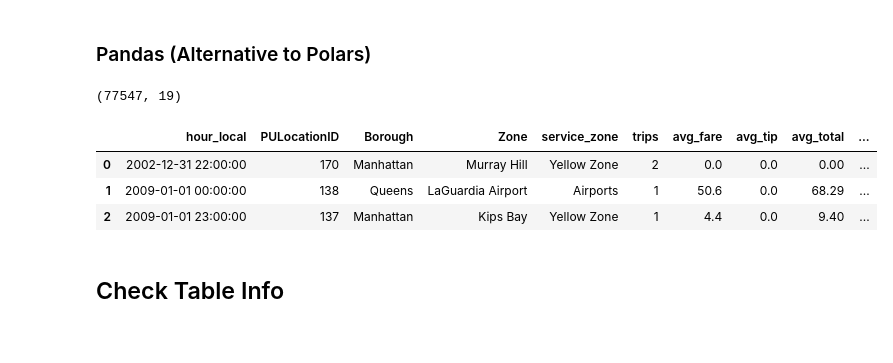
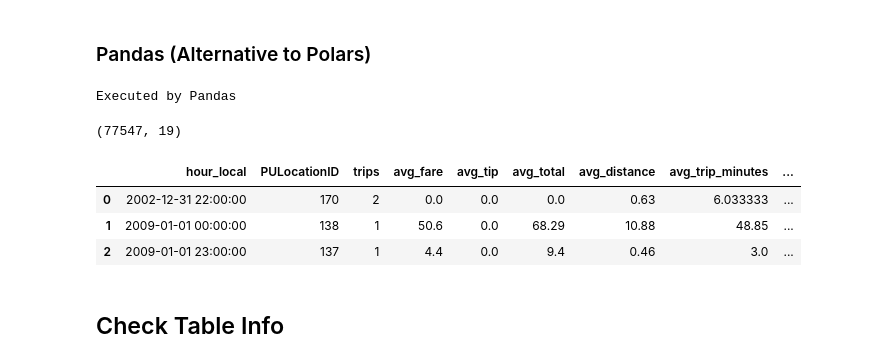
Before and after one commit to Singularity-Coder/NYC-Taxi-Dashboard, a Jupyter notebook: clean.ipynb, the cells around one changed output. Cells and saved outputs as stored; diff of their text form; code cells hidden in the pictures.

Commit message:
converted csvs to parquet for compressed files. Added conversion scripts and modifed the cleaning pipeline

```diff
--- a/clean.ipynb
+++ b/clean.ipynb
@@ -101,7 +102,7 @@ df_trips = pd.DataFrame({})
 # %% [markdown]
 ### DuckDB
 # %%
-def executeDuckdbWay():
+def executeWithDuckdb():
     con = duckdb.connect()
 
     con.execute("""
@@ -125,7 +126,7 @@ def executeDuckdbWay():
     con.execute("""
     CREATE OR REPLACE TABLE taxi_zone AS
     SELECT CAST(LocationID AS INTEGER) AS PULocationID, Borough, Zone, service_zone
-    FROM read_csv_auto('datasets/taxi_zone_lookup.csv', header=true);
+    FROM read_parquet('datasets/taxi_zone_lookup.parquet');
     """)
 
     con.execute("""
@@ -140,7 +141,7 @@ def executeDuckdbWay():
       CAST(wspd AS DOUBLE) AS wind_speed_kmh,
       CAST(pres AS DOUBLE) AS pressure_hpa,
       coco AS weather_condition
-    FROM read_csv_auto('datasets/weather_data.csv', header=true)
+    FROM read_parquet('datasets/weather_data.parquet')
     WHERE year IS NOT NULL AND month IS NOT NULL AND day IS NOT NULL AND hour IS NOT NULL;
     """)
 
@@ -158,5 +159,3 @@ def executeDuckdbWay():
 
     print("Executed by DuckDB")
     return df_trips
-
-df_trips = executeDuckdbWay()
@@ -165,7 +162,7 @@ Executed by DuckDB
 # %% [markdown]
 ### Polars (Alternative to DuckDB)
 # %%
-def executePolarsWay():
+def executeWithPolars():
     trips = (
         pl.scan_parquet("datasets/yellow_tripdata_2024-01.parquet")
         .with_columns([
@@ -194,12 +191,12 @@ def executePolarsWay():
     )
 
     zones = (
-        pl.scan_csv("datasets/taxi_zone_lookup.csv")
+        pl.scan_parquet("datasets/taxi_zone_lookup.parquet")
         .select([pl.col("LocationID").cast(pl.Int32).alias("PULocationID"), "Borough", "Zone", "service_zone"])
     )
 
     weather = (
-        pl.scan_csv("datasets/weather_data.csv")
+        pl.scan_parquet("datasets/weather_data.parquet")
         .with_columns([
             pl.datetime(
                 pl.col("year").cast(pl.Int32),
@@ -234,7 +231,7 @@ def executePolarsWay():
 # %% [markdown]
 ### Pandas (Alternative to Polars)
 # %%
-def executePandasWay():
+def executeWithPandas():
     base = Path("datasets")
     trips = pd.read_parquet(base / "yellow_tripdata_2024-01.parquet", dtype_backend="pyarrow")
 
@@ -261,10 +258,10 @@ def executePandasWay():
     agg["tip_pct"] = (agg["tip_sum"] / agg["total_sum"].where(agg["total_sum"].ne(0))).fillna(0.0)
     agg = agg.drop(columns=["tip_sum","total_sum"])
 
-    zones = pd.read_csv(base/"taxi_zone_lookup.csv").rename(columns={"LocationID":"PULocationID"})
+    zones = pd.read_parquet(base / "taxi_zone_lookup.parquet", dtype_backend="pyarrow").rename(columns={"LocationID":"PULocationID"})
     zones["PULocationID"] = pd.to_numeric(zones["PULocationID"], errors="coerce").astype("Int64")
 
-    weather = pd.read_csv(base/"weather_data.csv")
+    weather = pd.read_parquet(base / "weather_data.parquet", dtype_backend="pyarrow")
     for c in ["year","month","day","hour"]:
         weather[c] = pd.to_numeric(weather[c], errors="coerce").astype("Int64")
 
@@ -294,14 +291,23 @@ def executePandasWay():
     print("Executed by Pandas")
     return df_trips
 # %%
+exec_method = "DUCKDB"
+if exec_method == "DUCKDB":
+    df_trips = executeWithDuckdb()
+elif exec_method == "POLARS":
+    df_trips = executeWithPolars()
+else:
+    df_trips = executeWithPandas()
+
 display(df_trips.shape)
 df_trips.head(3)
 # %% [output]
-(77547, 19)
+Executed by Pandas
+(77547, 19)
-|  | hour_local | PULocationID | Borough | Zone | service_zone | trips | avg_fare | avg_tip | avg_total | ... |
-| 0 | 2002-12-31 22:00:00 | 170 | Manhattan | Murray Hill | Yellow Zone | 2 | 0.0 | 0.0 | 0.00 | ... |
-| 1 | 2009-01-01 00:00:00 | 138 | Queens | LaGuardia Airport | Airports | 1 | 50.6 | 0.0 | 68.29 | ... |
-| 2 | 2009-01-01 23:00:00 | 137 | Manhattan | Kips Bay | Yellow Zone | 1 | 4.4 | 0.0 | 9.40 | ... |
+|  | hour_local | PULocationID | trips | avg_fare | avg_tip | avg_total | avg_distance | avg_trip_minutes | ... |
+| 0 | 2002-12-31 22:00:00 | 170 | 2 | 0.0 | 0.0 | 0.0 | 0.63 | 6.033333 | ... |
+| 1 | 2009-01-01 00:00:00 | 138 | 1 | 50.6 | 0.0 | 68.29 | 10.88 | 48.85 | ... |
+| 2 | 2009-01-01 23:00:00 | 137 | 1 | 4.4 | 0.0 | 9.4 | 0.46 | 3.0 | ... |
 # %% [markdown]
 ## Check Table Info
 # %%
```
Also changed, not shown: parts of 11 cells of this notebook, 6 other files.
